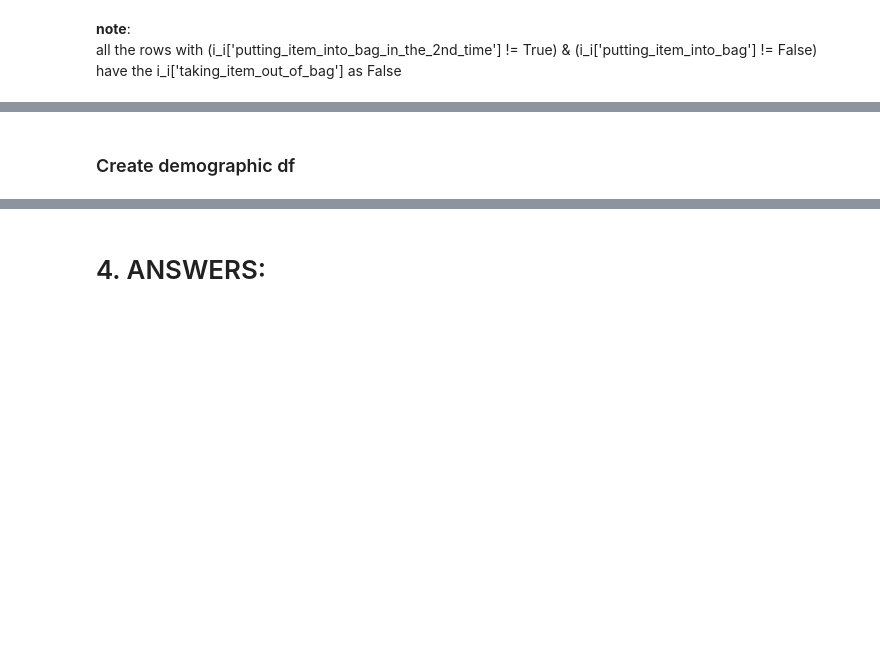
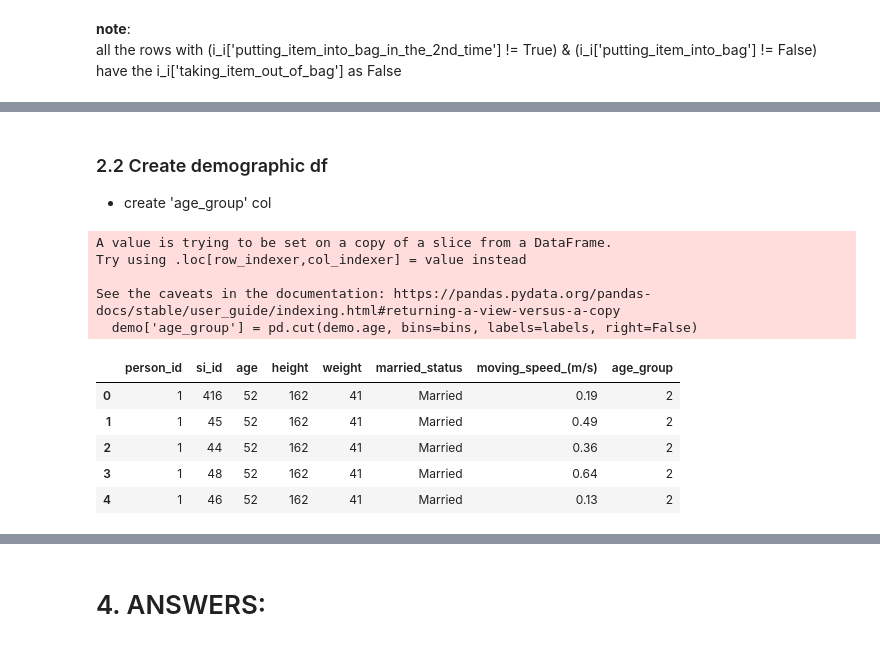
Before and after one commit to tranttha/ftu_ds_comp, a Jupyter notebook: EDA_cleaning.ipynb, the cells around one changed output, grey strips where cells are left out. Saved outputs shown, nothing was run; the diff lists cells and outputs as text; code cells hidden in the pictures; blank space fills up the shorter version.

```diff
--- a/EDA_cleaning.ipynb
+++ b/EDA_cleaning.ipynb
@@ -429,4 +409,24 @@ buy=
 # %% [markdown]
-### Create demographic df
+### 2.2 Create demographic df
+- create 'age_group' col
 # %%
 demo = df_cust[['person_id','si_id', 'age','height','weight','married_status', 'moving_speed_(m/s)']]
+# %%
+bins = [18, 31, 61, demo['age'].max() + 1]
+labels = [1, 2, 3]
+demo['age_group'] = pd.cut(demo.age, bins=bins, labels=labels, right=False)
+# %% [output]
+A value is trying to be set on a copy of a slice from a DataFrame.
+Try using .loc[row_indexer,col_indexer] = value instead
+
+See the caveats in the documentation: https://pandas.pydata.org/pandas-docs/stable/user_guide/indexing.html#returning-a-view-versus-a-copy
+  demo['age_group'] = pd.cut(demo.age, bins=bins, labels=labels, right=False)
+# %%
+demo.head()
+# %% [output]
+|  | person_id | si_id | age | height | weight | married_status | moving_speed_(m/s) | age_group |
+| 0 | 1 | 416 | 52 | 162 | 41 | Married | 0.19 | 2 |
+| 1 | 1 | 45 | 52 | 162 | 41 | Married | 0.49 | 2 |
+| 2 | 1 | 44 | 52 | 162 | 41 | Married | 0.36 | 2 |
+| 3 | 1 | 48 | 52 | 162 | 41 | Married | 0.64 | 2 |
+| 4 | 1 | 46 | 52 | 162 | 41 | Married | 0.13 | 2 |
```
Also changed, not shown: parts of 19 cells of this notebook, 2 other files.
